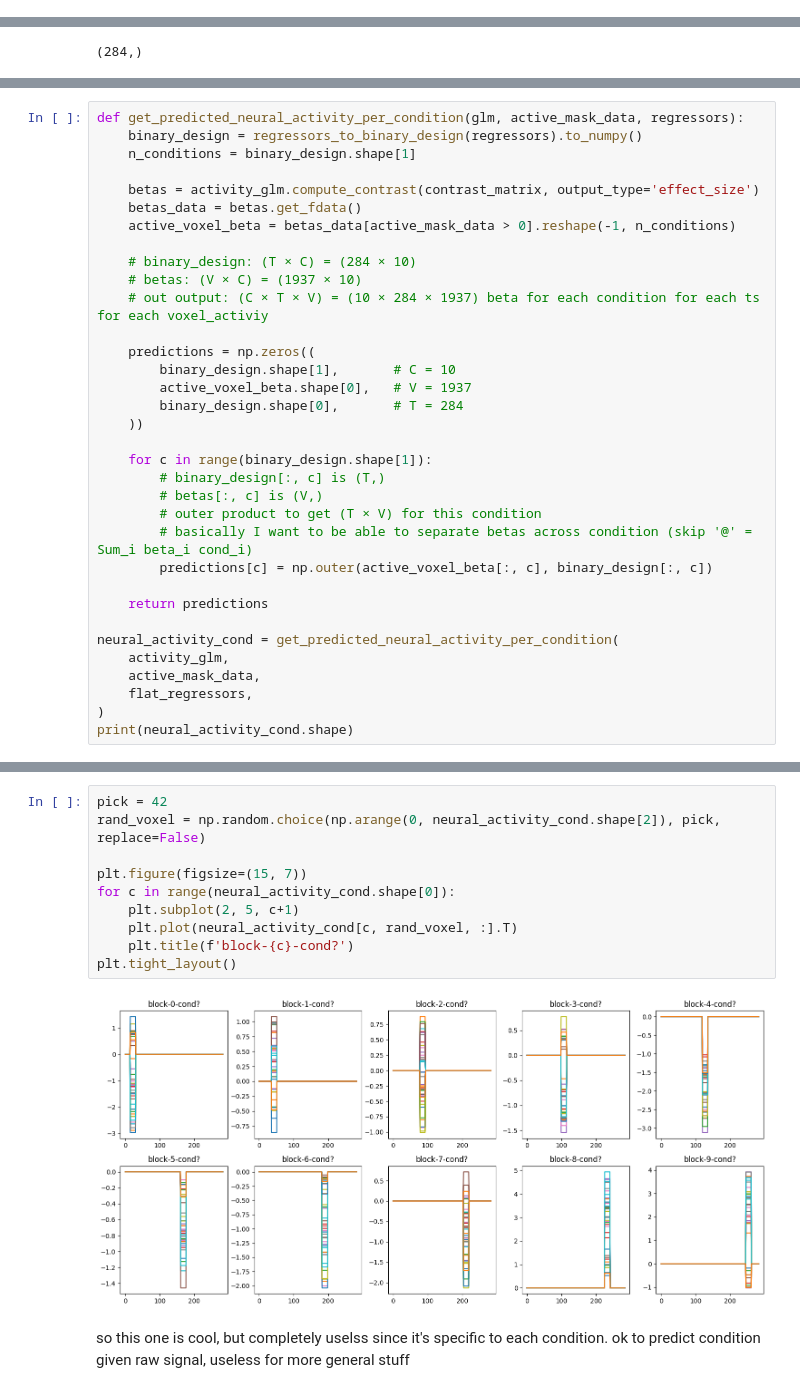
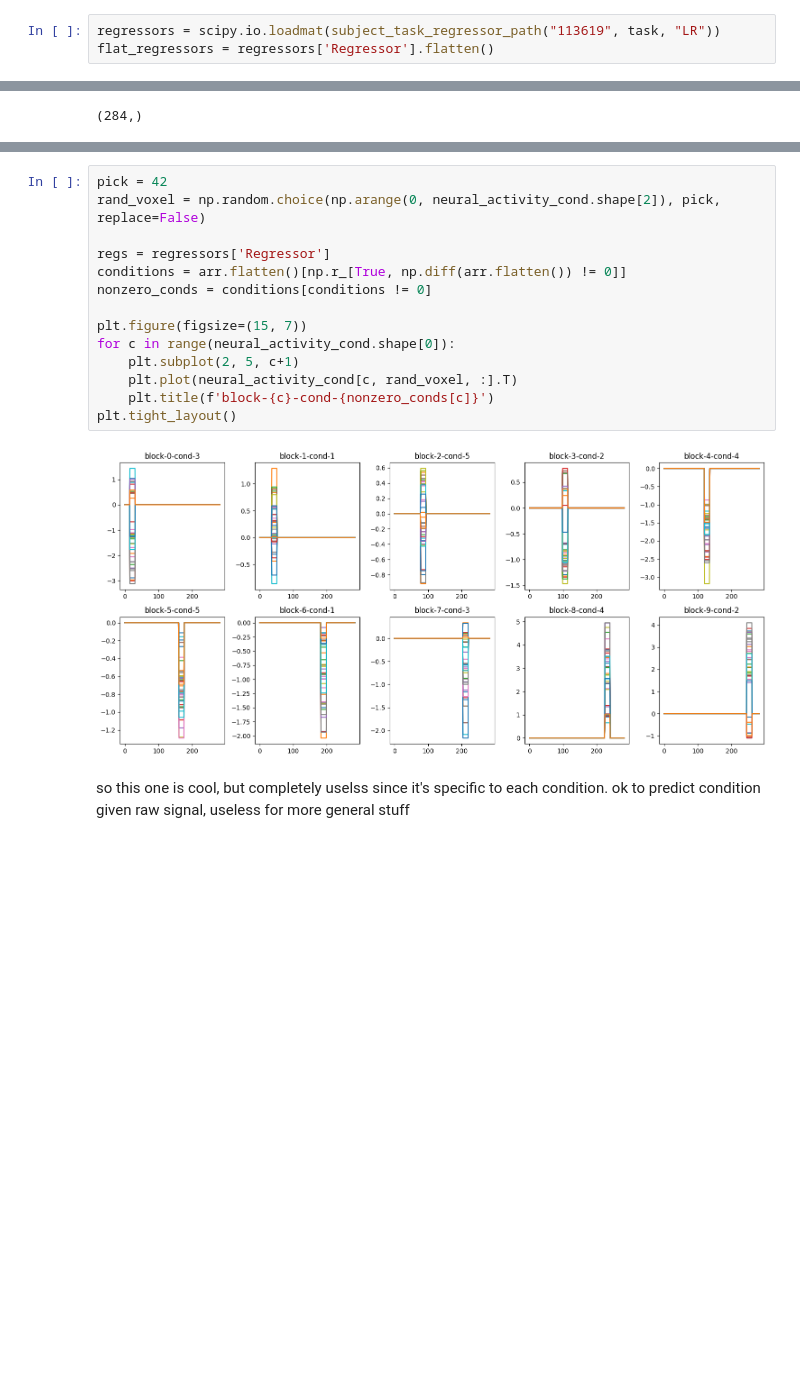
Before and after one commit to fedemengo/CS-433-ML4S, a Jupyter notebook: preprocessing_pipeline.ipynb, the cells around one changed output, grey strips where cells are left out. Cells and saved outputs as stored; diff of their text form; blank space fills up the shorter version.

```diff
--- a/preprocessing_pipeline.ipynb
+++ b/preprocessing_pipeline.ipynb
@@ -233,0 +354,3 @@ done
+# %%
+regressors = scipy.io.loadmat(subject_task_regressor_path("113619", task, "LR"))
+flat_regressors = regressors['Regressor'].flatten()
@@ -396,34 +412,0 @@ get_predicted_neural_activity(activity_glm, active_mask_data, flat_regressors);
-# %%
-def get_predicted_neural_activity_per_condition(glm, active_mask_data, regressors):
-    binary_design = regressors_to_binary_design(regressors).to_numpy()
-    n_conditions = binary_design.shape[1]
-
-    betas = activity_glm.compute_contrast(contrast_matrix, output_type='effect_size')
-    betas_data = betas.get_fdata()
-    active_voxel_beta = betas_data[active_mask_data > 0].reshape(-1, n_conditions)
-
-    # binary_design: (T × C) = (284 × 10)
-    # betas: (V × C) = (1937 × 10)
-    # out output: (C × T × V) = (10 × 284 × 1937) beta for each condition for each ts for each voxel_activiy
-
-    predictions = np.zeros((
-        binary_design.shape[1],       # C = 10
-        active_voxel_beta.shape[0],   # V = 1937
-        binary_design.shape[0],       # T = 284
-    ))
-
-    for c in range(binary_design.shape[1]):
-        # binary_design[:, c] is (T,)
-        # betas[:, c] is (V,)
-        # outer product to get (T × V) for this condition
-        # basically I want to be able to separate betas across condition (skip '@' = Sum_i beta_i cond_i)
-        predictions[c] = np.outer(active_voxel_beta[:, c], binary_design[:, c])
-
-    return predictions
-
-neural_activity_cond = get_predicted_neural_activity_per_condition(
-    activity_glm,
-    active_mask_data,
-    flat_regressors,
-)
-print(neural_activity_cond.shape)
@@ -444,14 +425,18 @@ plot_voxel_timecourse(neural_activity_cond[3, :, :], flat_regressors)
 # %%
 pick = 42
 rand_voxel = np.random.choice(np.arange(0, neural_activity_cond.shape[2]), pick, replace=False)
+
+regs = regressors['Regressor']
+conditions = arr.flatten()[np.r_[True, np.diff(arr.flatten()) != 0]]
+nonzero_conds = conditions[conditions != 0]
 
 plt.figure(figsize=(15, 7))
 for c in range(neural_activity_cond.shape[0]):
     plt.subplot(2, 5, c+1)
     plt.plot(neural_activity_cond[c, rand_voxel, :].T)
-    plt.title(f'block-{c}-cond?')
+    plt.title(f'block-{c}-cond-{nonzero_conds[c]}')
 plt.tight_layout()
 # %% [output]
-[figure, old version]
+[figure, new version]
 # %% [markdown]
 so this one is cool, but completely uselss since it's specific to each condition. ok to predict condition given raw signal, useless for more general stuff
```
Also changed, not shown: parts of 25 cells of this notebook.
